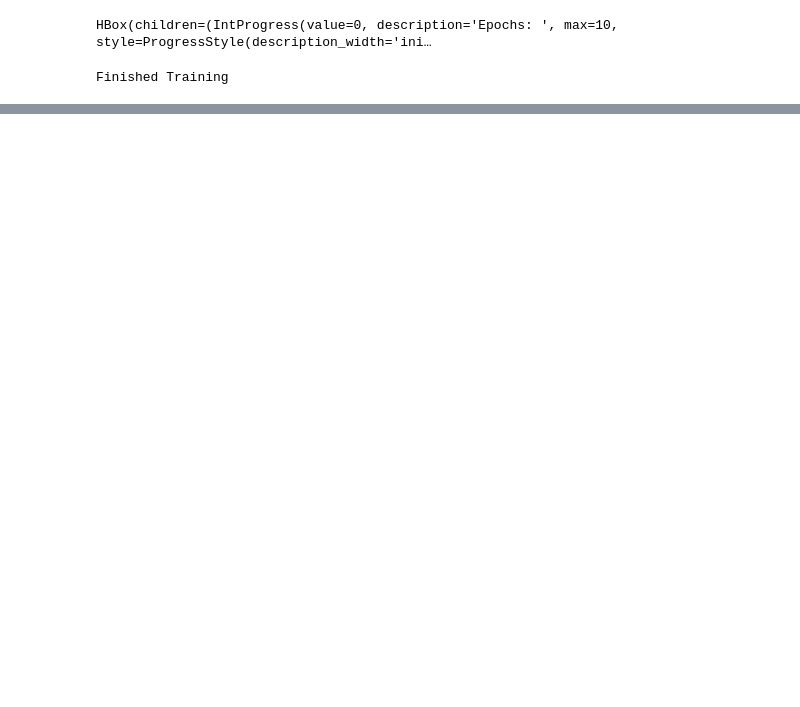
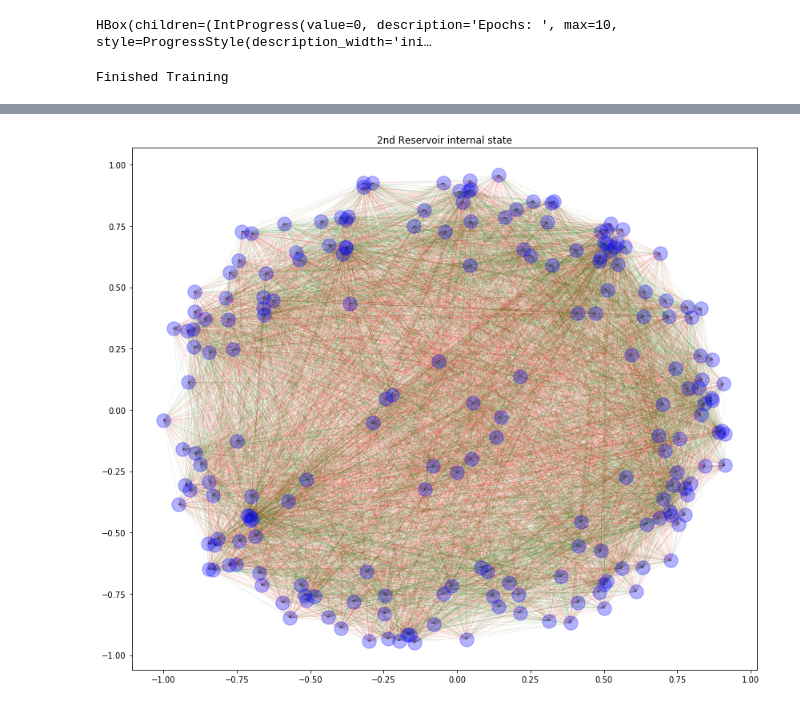
Before and after one commit to Venopacman/esn_research, a Jupyter notebook: ecg_first_steps.ipynb, the cells around one changed output, grey strips where cells are left out. Drawn from its saved outputs; the diff is of its cells as text; code cells hidden in the pictures; blank space fills up the shorter version.

```diff
--- a/ecg_first_steps.ipynb
+++ b/ecg_first_steps.ipynb
@@ -459,0 +489,14 @@ baseline = np.mean([target[0] for target in data_dict_yellow['0-lead'][1]])
+# %%
+G_2 = nx.from_numpy_array(reservoirs_state_list[1][1].data.numpy())
+# %%
+plt.figure(figsize=(14, 12))
+plt.title('2nd Reservoir internal state')
+neg_edges = [it for it in G_2.edges(data=True) if it[2]['weight'] < 0]
+pos_edges = [it for it in G_2.edges(data=True) if it[2]['weight'] > 0]
+pos=nx.fruchterman_reingold_layout(G_2)
+nx.draw_networkx_nodes(G_2, arrows=False, alpha=0.3, pos=pos,node_color='b')
+nx.draw_networkx_edges(G_2, edgelist=neg_edges, width=0.2, alpha=0.3,edge_color='r',pos=pos)
+nx.draw_networkx_edges(G_2, edgelist=pos_edges, width=0.2, alpha=0.3,edge_color='g',pos=pos)
+pass
+# %% [output]
+[figure, added]
```
Also changed, not shown: parts of 27 cells of this notebook.
